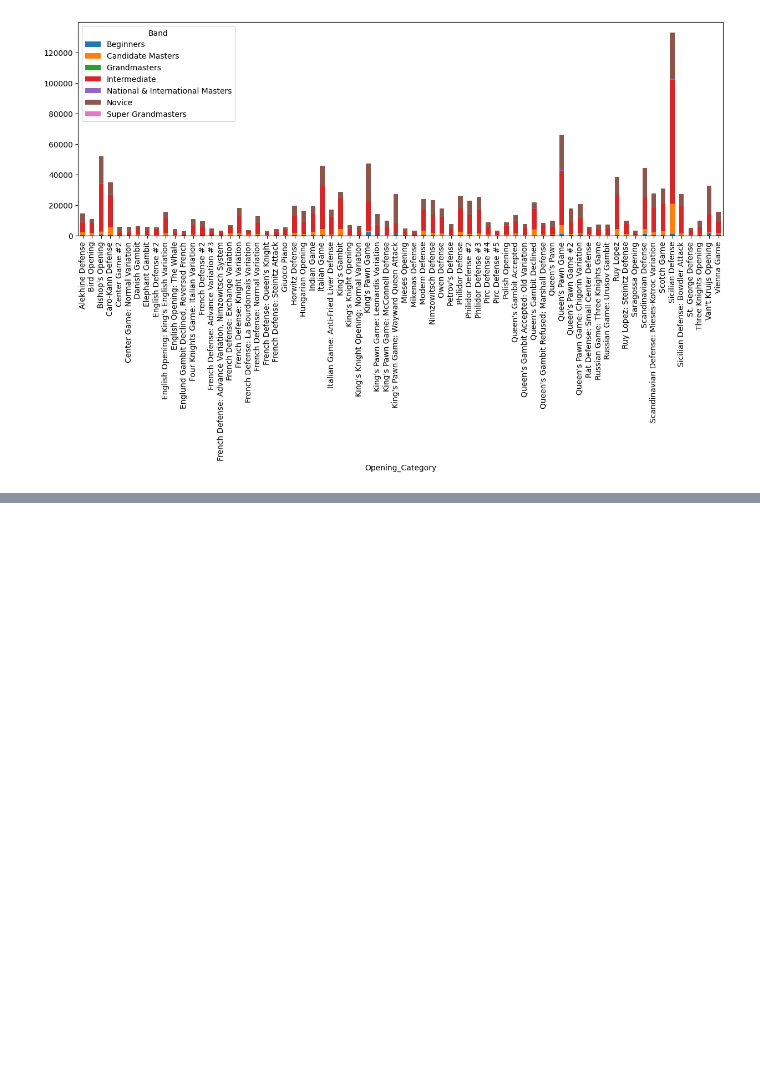
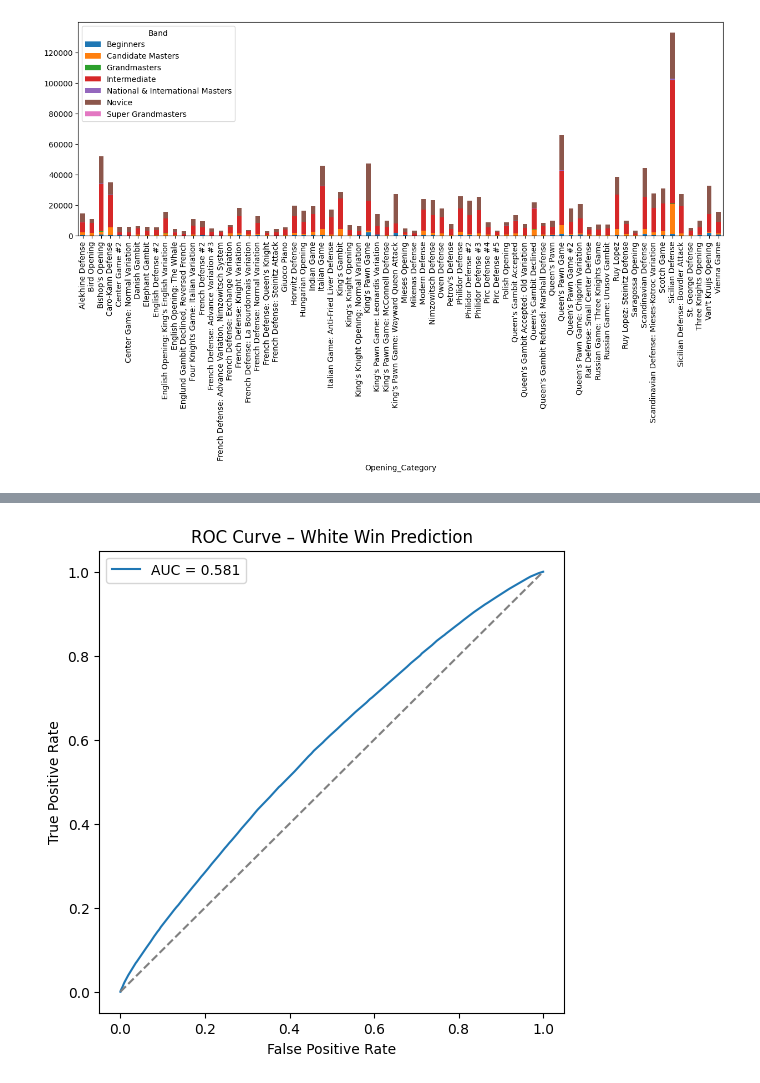
Before and after one commit to husnainn22/Chess-opening-analysis, a Jupyter notebook: chess.ipynb, the cells around one changed output, grey strips where cells are left out. Cells and saved outputs as stored; diff of their text form; code cells hidden in the pictures; blank space fills up the shorter version.

Commit message:
Updated and completed the logistic regression analysis with visuals

```diff
--- a/chess.ipynb
+++ b/chess.ipynb
@@ -408,0 +496,8 @@ y = final_df['output']  # 1 if White wins, 0 if not
+# %%
+X_train, X_test, y_train, y_test = train_test_split(
+    X, y,
+    test_size=0.3,
+    random_state=42,
+    stratify=y
+)
+X_train
@@ -408,0 +518,12 @@ y = final_df['output']  # 1 if White wins, 0 if not
+# %%
+from sklearn.linear_model import LogisticRegression
+from sklearn.pipeline import Pipeline
+log_reg = Pipeline(steps=[
+    ('preprocessor', preprocessor),
+    ('classifier', LogisticRegression(
+        max_iter=1000,
+        solver='lbfgs'
+    ))
+])
+# %%
+log_reg.fit(X_train, y_train)
@@ -408,0 +537,3 @@ y = final_df['output']  # 1 if White wins, 0 if not
+# %%
+y_pred = log_reg.predict(X_test)
+y_pred_proba = log_reg.predict_proba(X_test)[:, 1]
@@ -408,0 +558,17 @@ y = final_df['output']  # 1 if White wins, 0 if not
+# %%
+from sklearn.metrics import roc_auc_score, roc_curve
+import matplotlib.pyplot as plt
+auc = roc_auc_score(y_test, y_pred_proba)
+auc
+fpr, tpr, _ = roc_curve(y_test, y_pred_proba)
+
+plt.figure(figsize=(6,6))
+plt.plot(fpr, tpr, label=f"AUC = {auc:.3f}")
+plt.plot([0,1], [0,1], linestyle='--', color='gray')
+plt.xlabel("False Positive Rate")
+plt.ylabel("True Positive Rate")
+plt.title("ROC Curve – White Win Prediction")
+plt.legend()
+plt.show()
+# %% [output]
+[figure, added]
```
Also changed, not shown: parts of 17 cells of this notebook.
